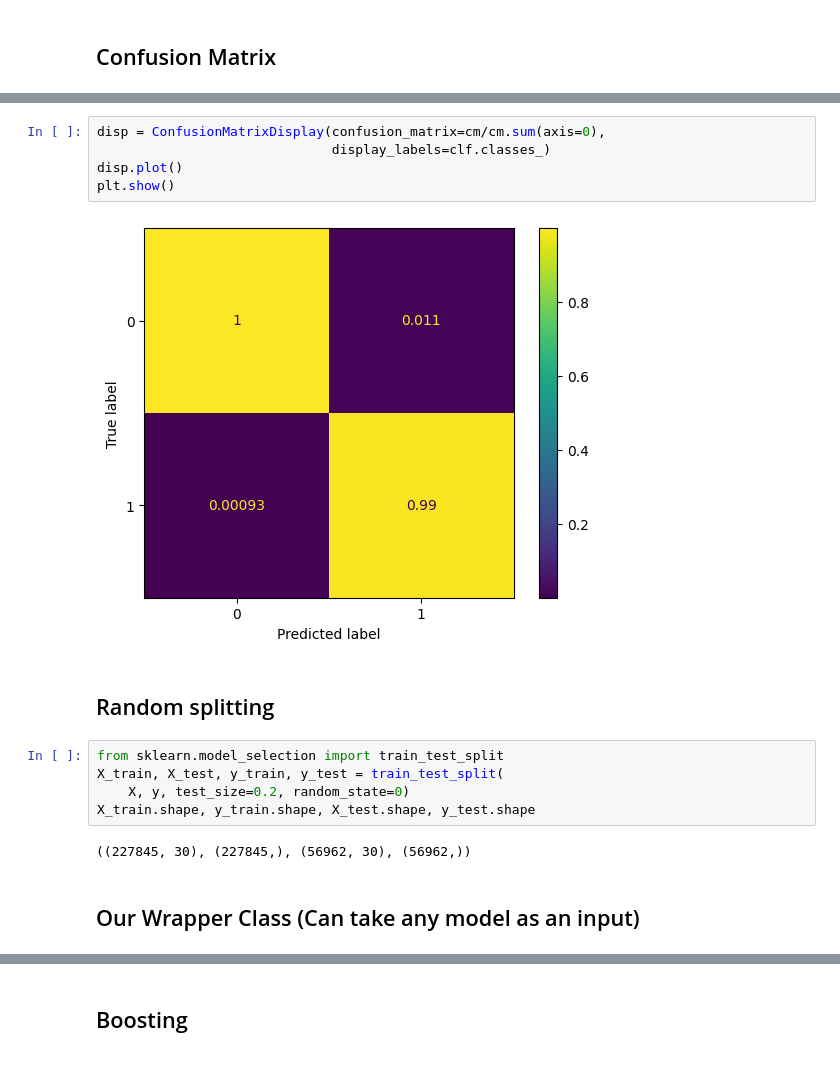
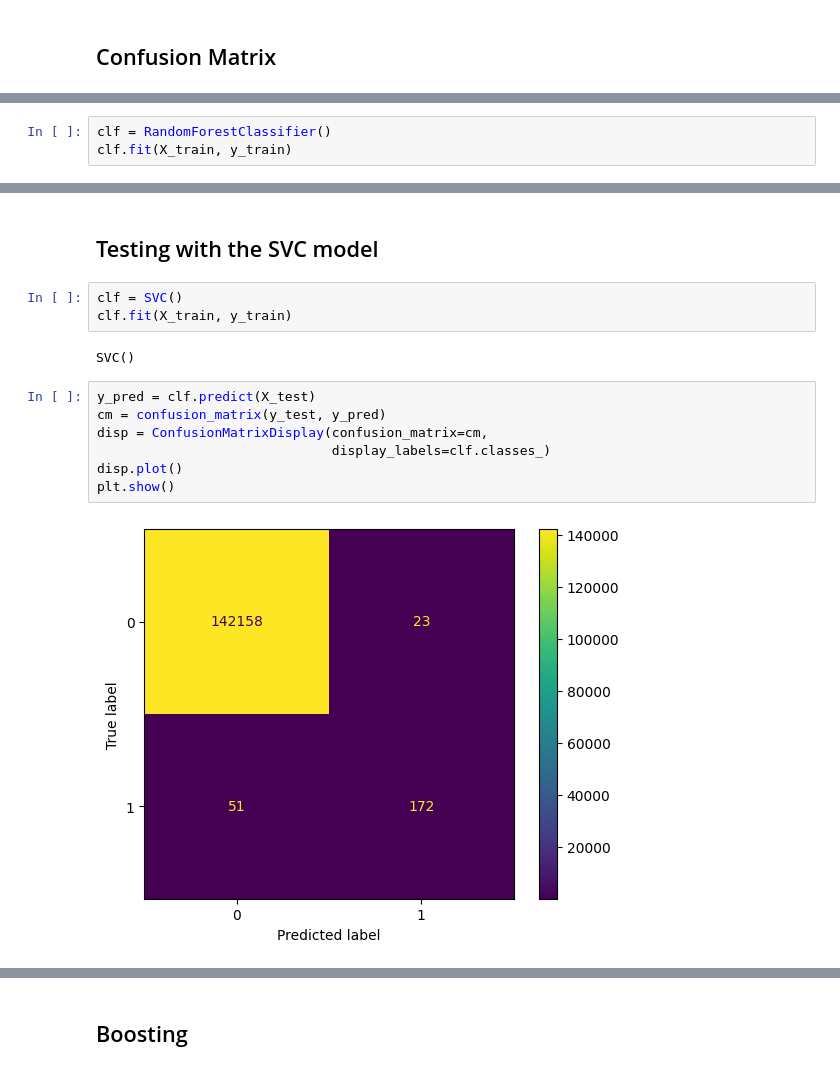
Before and after one commit to mdkamrulhasan/data_mining_kdd, a Jupyter notebook: notebooks/Classification_cc_imbalance_data_problem.ipynb, the cells around one changed output, grey strips where cells are left out. Cells and saved outputs as stored; diff of their text form.

```diff
--- a/notebooks/Classification_cc_imbalance_data_problem.ipynb
+++ b/notebooks/Classification_cc_imbalance_data_problem.ipynb
@@ -118,0 +143,3 @@ cm = confusion_matrix(y_test, y_pred)
+# %%
+clf = RandomForestClassifier()
+clf.fit(X_train, y_train)
@@ -128,18 +171,16 @@ plt.show()
+# %% [markdown]
+## Testing with the SVC model
+# %%
+clf = SVC()
+clf.fit(X_train, y_train)
+# %% [output]
+SVC()
 # %%
-disp = ConfusionMatrixDisplay(confusion_matrix=cm/cm.sum(axis=0),
+y_pred = clf.predict(X_test)
+cm = confusion_matrix(y_test, y_pred)
+disp = ConfusionMatrixDisplay(confusion_matrix=cm,
                               display_labels=clf.classes_)
 disp.plot()
 plt.show()
 # %% [output]
-[figure, old version]
+[figure, new version]
-# %% [markdown]
-## Random splitting
-# %%
-from sklearn.model_selection import train_test_split
-X_train, X_test, y_train, y_test = train_test_split(
-    X, y, test_size=0.2, random_state=0)
-X_train.shape, y_train.shape, X_test.shape, y_test.shape
-# %% [output]
-((227845, 30), (227845,), (56962, 30), (56962,))
-# %% [markdown]
-## Our Wrapper Class (Can take any model as an input)
```
Also changed, not shown: parts of 43 cells of this notebook.
